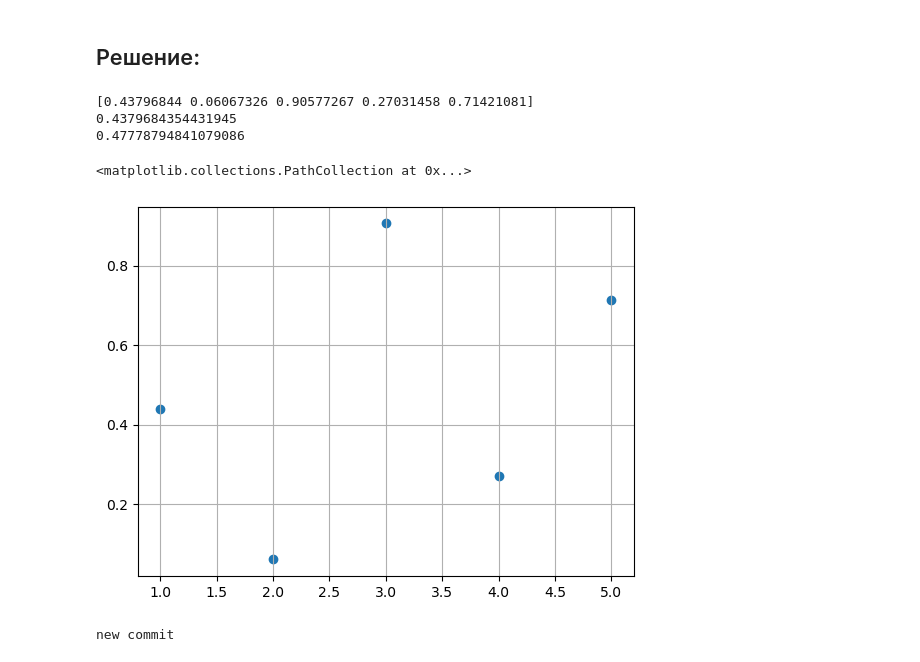
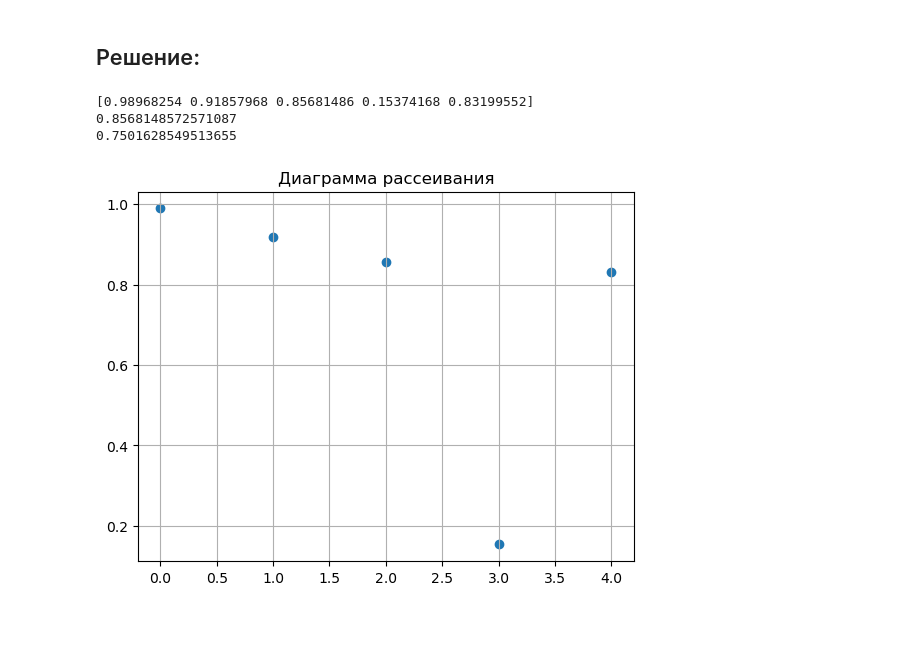
Before and after one commit to Kaz1deX/Artificial-intelligence-Mirea, a Jupyter notebook: Petrunin_M_Workbook1.ipynb, the cells around one changed output. Saved outputs shown, nothing was run; the diff lists cells and outputs as text; code cells hidden in the pictures; blank space fills up the shorter version.

```diff
--- a/Petrunin_M_Workbook1.ipynb
+++ b/Petrunin_M_Workbook1.ipynb
@@ -440,23 +440,19 @@ plt.scatter(marks, data)
 # %%
 import numpy as np
 import matplotlib.pyplot as plt
 
 my_list = np.random.sample(5)
-data = [1, 2, 3, 4, 5]
+data = range(5)
 print(my_list)
 print(np.median(my_list))
 print(np.mean(my_list))
 
-plt.show()
+plt.title("Диаграмма рассеивания")
 plt.grid()
 plt.scatter(data, my_list)
+plt.show()
 # %% [output]
-[0.43796844 0.06067326 0.90577267 0.27031458 0.71421081]
-0.4379684354431945
-0.47778794841079086
+[0.98968254 0.91857968 0.85681486 0.15374168 0.83199552]
+0.8568148572571087
+0.7501628549513655
-<matplotlib.collections.PathCollection at 0x...>
-[figure, old version]
+[figure, new version]
-# %%
-print("new commit")
-# %% [output]
-new commit
```
Also changed, not shown: parts of 7 cells of this notebook.
